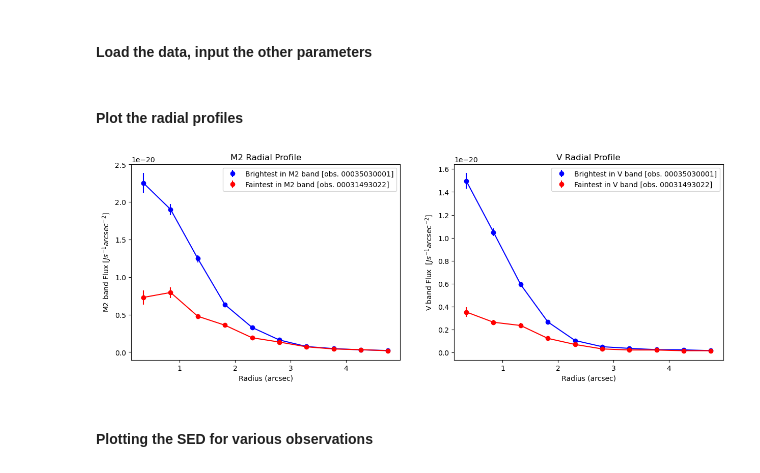
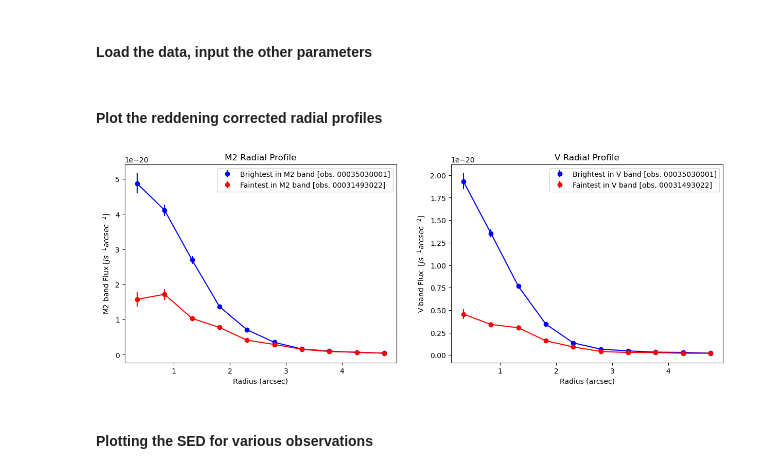
Before and after one commit to SparshaRay/PHY669, a Jupyter notebook: prj2/main.ipynb, the cells around one changed output. Saved outputs shown, nothing was run; the diff lists cells and outputs as text; code cells hidden in the pictures.

```diff
--- a/prj2/main.ipynb
+++ b/prj2/main.ipynb
@@ -30,33 +30,47 @@ wavelengths = np.array([4392, 2246, 3465, 5468, 2600, 1928])
 
 energies = 6.626E-34 * 299792458 / (wavelengths * 1E-10) # in Joules
 # %% [markdown]
-#### Plot the radial profiles
+#### Plot the reddening corrected radial profiles
 # %%
 fig, ax = plt.subplots(1, 2, figsize=(15, 5))
 
+# The following code multiplies the flux (photon count) by the reddening correction factor and then converts it to energy flux (Joules per second per square arcsecond)
+# It got messy because of the incremental corrections done while writing the code, and the lack of time to refactor the entire structure !
+
 # M2 Radial Profile
-ax[0].errorbar(m2_brightest[:, 0], m2_brightest[:, 1] * energies[1] / t_brightest, yerr=m2_brightest[:, 2] * energies[1] / t_brightest, label='Brightest in M2 band [obs. 00035030001]', color='blue', fmt='o')
-ax[0].errorbar(m2_faintest[:, 0], m2_faintest[:, 1] * energies[1] / t_faintest, yerr=m2_faintest[:, 2] * energies[1] / t_faintest, label='Faintest in M2 band [obs. 00031493022]', color='red', fmt='o')
-ax[0].plot(m2_brightest[:, 0], m2_brightest[:, 1] * energies[1] / t_brightest, 'b-')
-ax[0].plot(m2_faintest[:, 0], m2_faintest[:, 1] * energies[1] / t_faintest, 'r-')
+ax[0].errorbar(m2_brightest[:, 0], 2.162230787246821 * m2_brightest[:, 1] * energies[1] / t_brightest,\
+               yerr= 2.162230787246821 * m2_brightest[:, 2] * energies[1] / t_brightest,\
+               label='Brightest in M2 band [obs. 00035030001]', color='blue', fmt='o')
+ax[0].errorbar(m2_faintest[:, 0],  2.162230787246821 * m2_faintest[:, 1]  * energies[1] / t_faintest,\
+               yerr= 2.162230787246821 * m2_faintest[:, 2]  * energies[1] / t_faintest,\
+               label='Faintest in M2 band [obs. 00031493022]',  color='red',  fmt='o')
+
+ax[0].plot(m2_brightest[:, 0], 2.162230787246821 * m2_brightest[:, 1] * energies[1] / t_brightest, 'b-')
+ax[0].plot(m2_faintest[:, 0] , 2.162230787246821 * m2_faintest[:, 1]  * energies[1] / t_faintest,  'r-')
 ax[0].set_title('M2 Radial Profile')
 ax[0].set_xlabel('Radius (arcsec)')
 ax[0].set_ylabel('M2 band Flux [$J s^{-1} arcsec^{-2}$]')
 ax[0].legend()
 
+
 # V Radial Profile
-ax[1].errorbar(v_brightest[:, 0], v_brightest[:, 1] * energies[3] / t_brightest, yerr=v_brightest[:, 2] * energies[3] / t_brightest, label='Brightest in V band [obs. 00035030001]', color='blue', fmt='o')
-ax[1].errorbar(v_faintest[:, 0], v_faintest[:, 1] * energies[3] / t_faintest, yerr=v_faintest[:, 2] * energies[3] / t_faintest, label='Faintest in V band [obs. 00031493022]', color='red', fmt='o')
-ax[1].plot(v_brightest[:, 0], v_brightest[:, 1] * energies[3] / t_brightest, 'b-')
-ax[1].plot(v_faintest[:, 0], v_faintest[:, 1] * energies[3] / t_faintest, 'r-')
+ax[1].errorbar(v_brightest[:, 0], 1.2908096467883046 * v_brightest[:, 1] * energies[3] / t_brightest,\
+               yerr=1.2908096467883046 * v_brightest[:, 2] * energies[3] / t_brightest,\
+               label='Brightest in V band [obs. 00035030001]', color='blue', fmt='o')
+ax[1].errorbar(v_faintest[:, 0],  1.2908096467883046 * v_faintest[:, 1]  * energies[3] / t_faintest,\
+               yerr=1.2908096467883046 * v_faintest[:, 2]  * energies[3] / t_faintest,\
+               label='Faintest in V band [obs. 00031493022]',  color='red',  fmt='o')
+
+ax[1].plot(v_brightest[:, 0], 1.2908096467883046 * v_brightest[:, 1] * energies[3] / t_brightest, 'b-')
+ax[1].plot(v_faintest[:, 0], 1.2908096467883046 * v_faintest[:, 1] * energies[3] / t_faintest, 'r-')
 ax[1].set_title('V Radial Profile')
 ax[1].set_xlabel('Radius (arcsec)')
 ax[1].set_ylabel('V band Flux  [$J s^{-1} arcsec^{-2}$]')
 ax[1].legend()
 
 plt.show()
 # %% [output]
-[figure, old version]
+[figure, new version]
 # %% [markdown]
 #### Plotting the SED for various observations
 # %%
```
Also changed, not shown: parts of 1 cell of this notebook.
